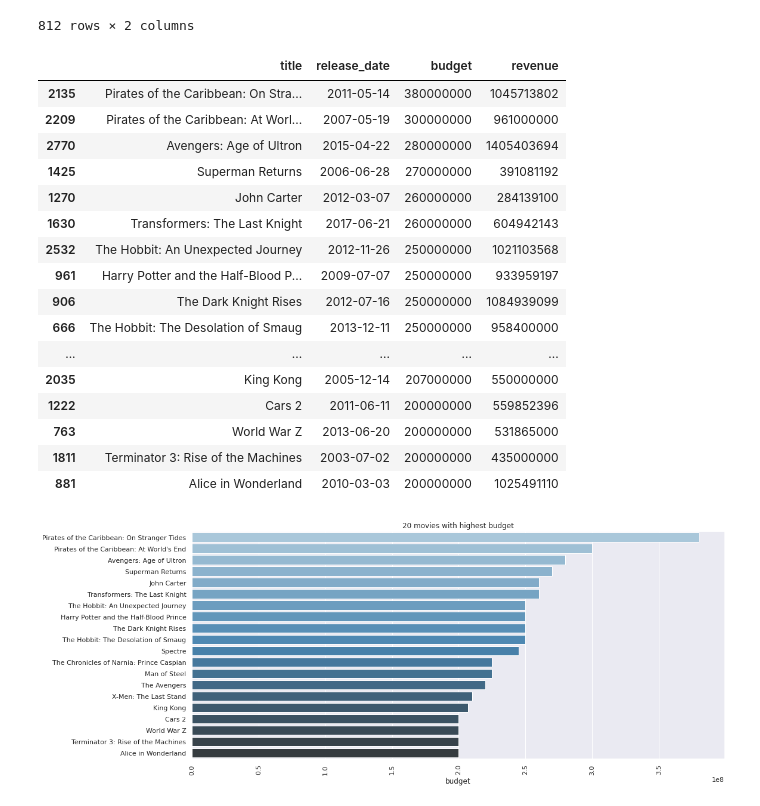
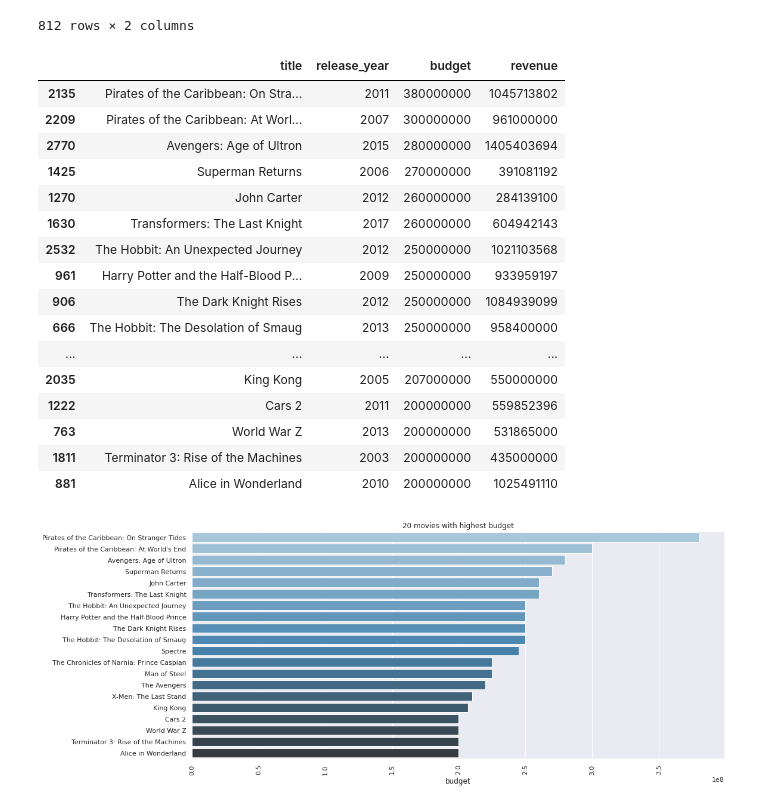
Before and after one commit to eRafaell/kaggle_tmdb_box_office_prediction, a Jupyter notebook: tmdb_box_office_prediction.ipynb, the cells around one changed output. Saved outputs shown, nothing was run; the diff lists cells and outputs as text; code cells hidden in the pictures.

Commit message:
train and predict model

```diff
--- a/tmdb_box_office_prediction.ipynb
+++ b/tmdb_box_office_prediction.ipynb
@@ -1683,6 +1711,9 @@ test['release_year'] = test['release_date'].dt.year
 test['release_month'] = test['release_date'].dt.month
 test['release_day'] = test['release_date'].dt.day
 test['release_dayofweek'] = test['release_date'].dt.dayofweek
+
+train.drop(['release_date'], axis=1, inplace=True)
+test.drop(['release_date'], axis=1, inplace=True)
 # %%
 # Number of movies by year
 plt.figure(figsize=(16,5))
@@ -2111,25 +2142,25 @@ train[['title', 'budget']][train['budget'] == 0]
 812 rows × 2 columns
 # %%
 highest_budget_movies = train.sort_values('budget', ascending=False).head(20)
-highest_budget_movies[['title', 'release_date', 'budget', 'revenue']]
+highest_budget_movies[['title', 'release_year', 'budget', 'revenue']]
 # %% [output]
-|  | title | release_date | budget | revenue |
-| 2135 | Pirates of the Caribbean: On Stra... | 2011-05-14 | 380000000 | 1045713802 |
-| 2209 | Pirates of the Caribbean: At Worl... | 2007-05-19 | 300000000 | 961000000 |
-| 2770 | Avengers: Age of Ultron | 2015-04-22 | 280000000 | 1405403694 |
-| 1425 | Superman Returns | 2006-06-28 | 270000000 | 391081192 |
-| 1270 | John Carter | 2012-03-07 | 260000000 | 284139100 |
-| 1630 | Transformers: The Last Knight | 2017-06-21 | 260000000 | 604942143 |
-| 2532 | The Hobbit: An Unexpected Journey | 2012-11-26 | 250000000 | 1021103568 |
-| 961 | Harry Potter and the Half-Blood P... | 2009-07-07 | 250000000 | 933959197 |
-| 906 | The Dark Knight Rises | 2012-07-16 | 250000000 | 1084939099 |
-| 666 | The Hobbit: The Desolation of Smaug | 2013-12-11 | 250000000 | 958400000 |
+|  | title | release_year | budget | revenue |
+| 2135 | Pirates of the Caribbean: On Stra... | 2011 | 380000000 | 1045713802 |
+| 2209 | Pirates of the Caribbean: At Worl... | 2007 | 300000000 | 961000000 |
+| 2770 | Avengers: Age of Ultron | 2015 | 280000000 | 1405403694 |
+| 1425 | Superman Returns | 2006 | 270000000 | 391081192 |
+| 1270 | John Carter | 2012 | 260000000 | 284139100 |
+| 1630 | Transformers: The Last Knight | 2017 | 260000000 | 604942143 |
+| 2532 | The Hobbit: An Unexpected Journey | 2012 | 250000000 | 1021103568 |
+| 961 | Harry Potter and the Half-Blood P... | 2009 | 250000000 | 933959197 |
+| 906 | The Dark Knight Rises | 2012 | 250000000 | 1084939099 |
+| 666 | The Hobbit: The Desolation of Smaug | 2013 | 250000000 | 958400000 |
 | ... | ... | ... | ... | ... |
-| 2035 | King Kong | 2005-12-14 | 207000000 | 550000000 |
-| 1222 | Cars 2 | 2011-06-11 | 200000000 | 559852396 |
-| 763 | World War Z | 2013-06-20 | 200000000 | 531865000 |
-| 1811 | Terminator 3: Rise of the Machines | 2003-07-02 | 200000000 | 435000000 |
-| 881 | Alice in Wonderland | 2010-03-03 | 200000000 | 1025491110 |
+| 2035 | King Kong | 2005 | 207000000 | 550000000 |
+| 1222 | Cars 2 | 2011 | 200000000 | 559852396 |
+| 763 | World War Z | 2013 | 200000000 | 531865000 |
+| 1811 | Terminator 3: Rise of the Machines | 2003 | 200000000 | 435000000 |
+| 881 | Alice in Wonderland | 2010 | 200000000 | 1025491110 |
 # %%
 # 20 movies with highest budget - plot
 fig = plt.figure(figsize=(16, 7))
```
Also changed, not shown: parts of 59 cells of this notebook.
